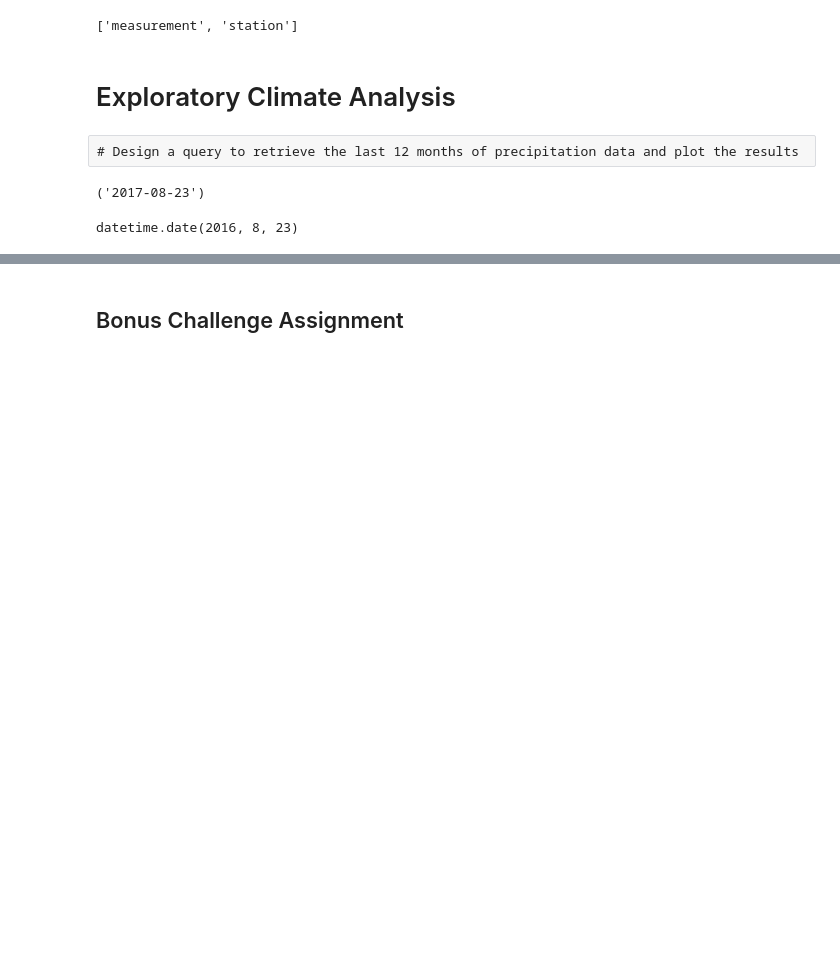
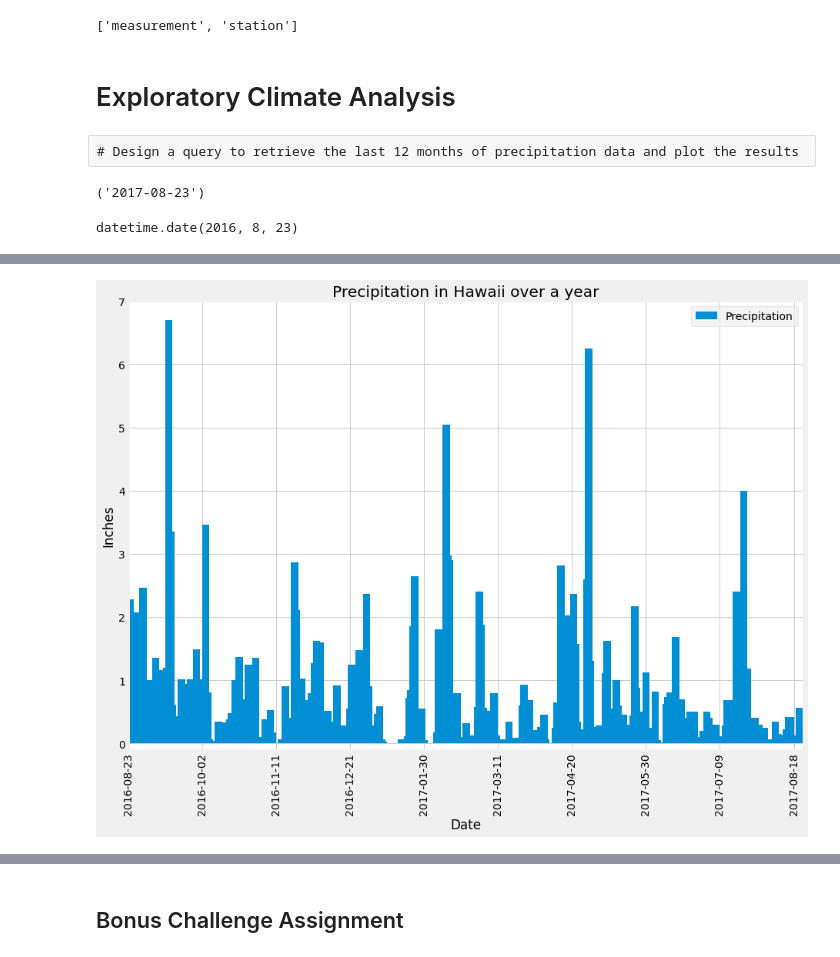
Before and after one commit to jfield24/sqlalchemy-challenge, a Jupyter notebook: climate_starter.ipynb, the cells around one changed output, grey strips where cells are left out. Drawn from its saved outputs; the diff is of its cells as text; code cells hidden in the pictures; blank space fills up the shorter version.

```diff
--- a/climate_starter.ipynb
+++ b/climate_starter.ipynb
@@ -98,3 +91,25 @@ measurements_df
 | 2017-08-23 | 0.45 |
 2021 rows × 1 columns
+# %%
+# Use Pandas Plotting with Matplotlib to plot the data
+
+x = measurements_df.index.tolist()
+y = measurements_df['Precipitation'].tolist()
+
+fig, ax = plt.subplots(figsize=(14,10))
+ax.bar(x,y, width=4, align="center", label='Precipitation')
+major_ticks = np.arange(0,365,40)
+ax.set_xticks(major_ticks)
+ax.tick_params(axis='x', labelrotation=90)
+ax.set_title("Precipitation in Hawaii over a year")
+ax.set_xlabel("Date")
+ax.set_ylabel("Inches")
+ax.set_xlim("2016-08-23", "2017-08-23")
+ax.set_ylim(-0.1, 7)
+ax.grid(which='major', axis='both', linestyle='-')
+ax.set_facecolor("white")
+ax.legend()
+plt.show()
+# %% [output]
+[figure, added]
 # %%
```
Also changed, not shown: parts of 8 cells of this notebook.
